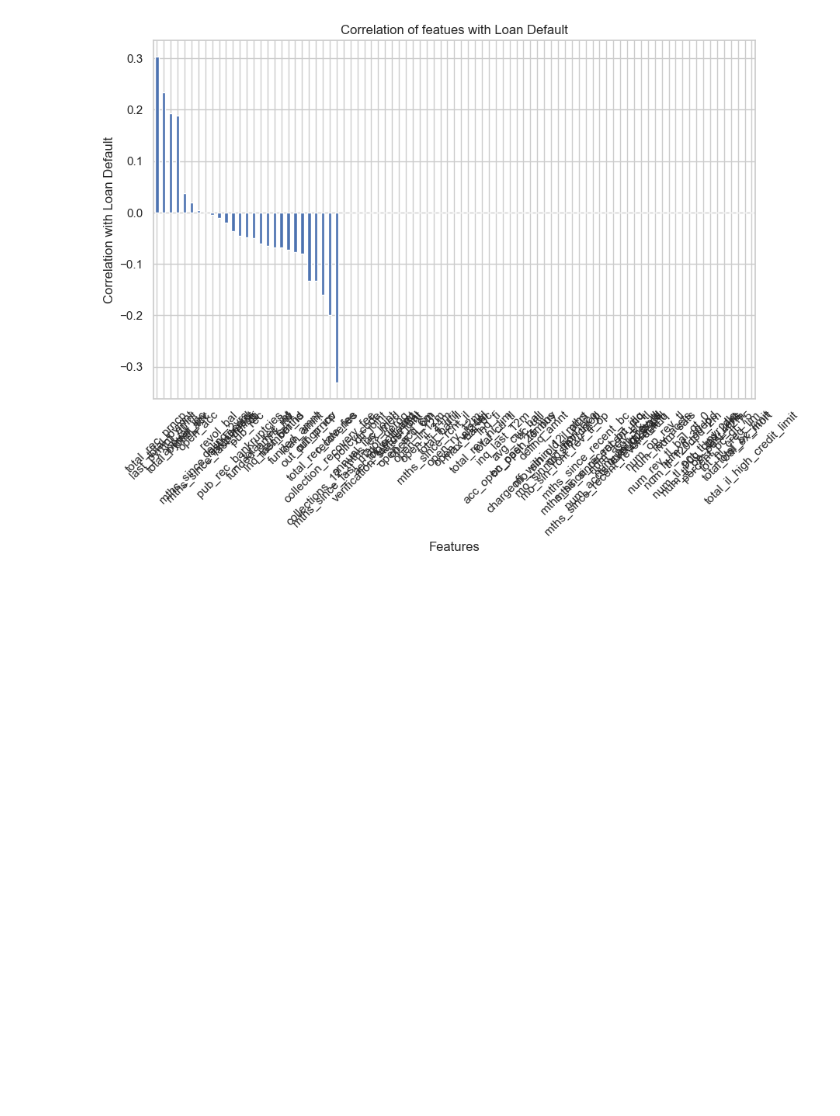
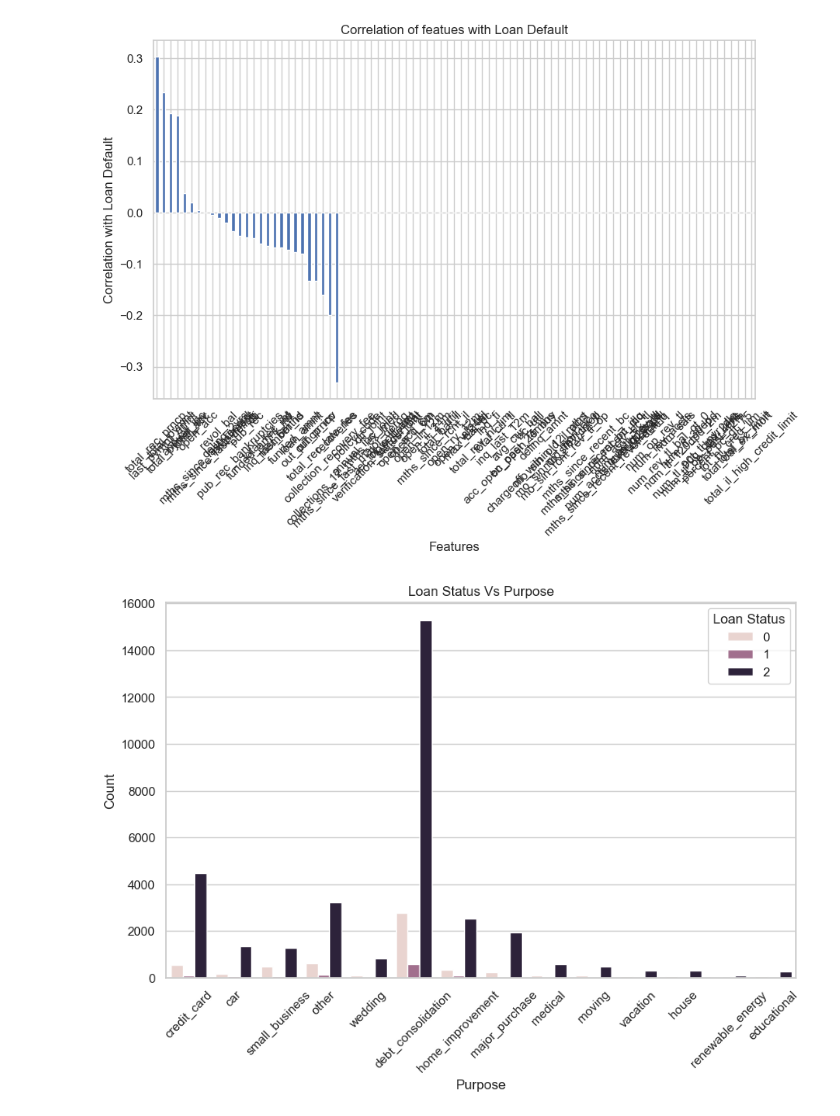
Before and after one commit to tanajipatil9696/-LendingClubCaseStudy, a Jupyter notebook: Lending_Club_Default_Analysis.ipynb, the cells around one changed output. Drawn from its saved outputs; the diff is of its cells as text; code cells hidden in the pictures; blank space fills up the shorter version.

```diff
--- a/Lending_Club_Default_Analysis.ipynb
+++ b/Lending_Club_Default_Analysis.ipynb
@@ -270,3 +270,14 @@ total_bc_limit                     NaN
 total_il_high_credit_limit         NaN
 Name: loan_status, Length: 88, dtype: float64
 [figure]
+# %%
+plt.figure(figsize=(10,6))
+sns.countplot(x='purpose',hue='loan_status', data= loan_data)
+plt.title('Loan Status Vs Purpose')
+plt.xlabel('Purpose')
+plt.ylabel('Count')
+plt.xticks(rotation=45)
+plt.legend(title= 'Loan Status')
+plt.show()
+# %% [output]
+[figure, added]
```
Also changed, not shown: parts of 1 cell of this notebook.
